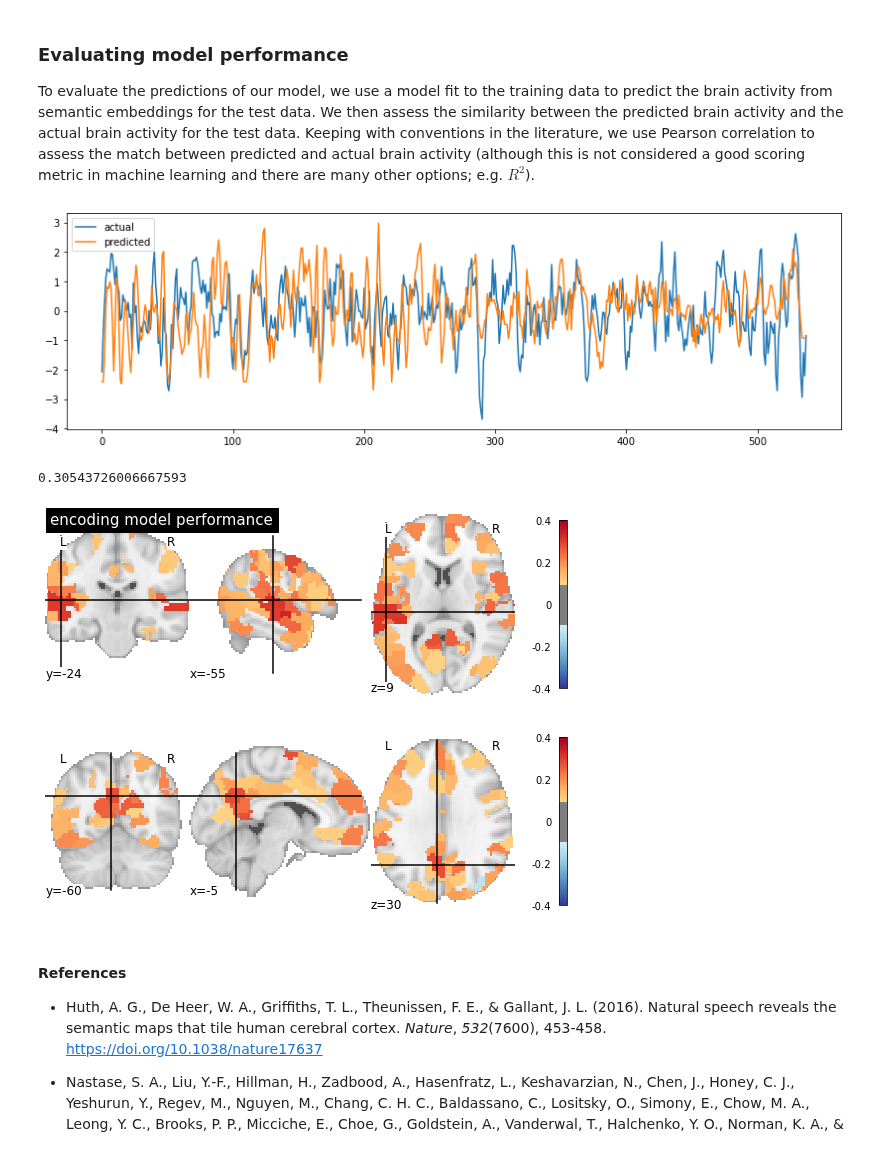
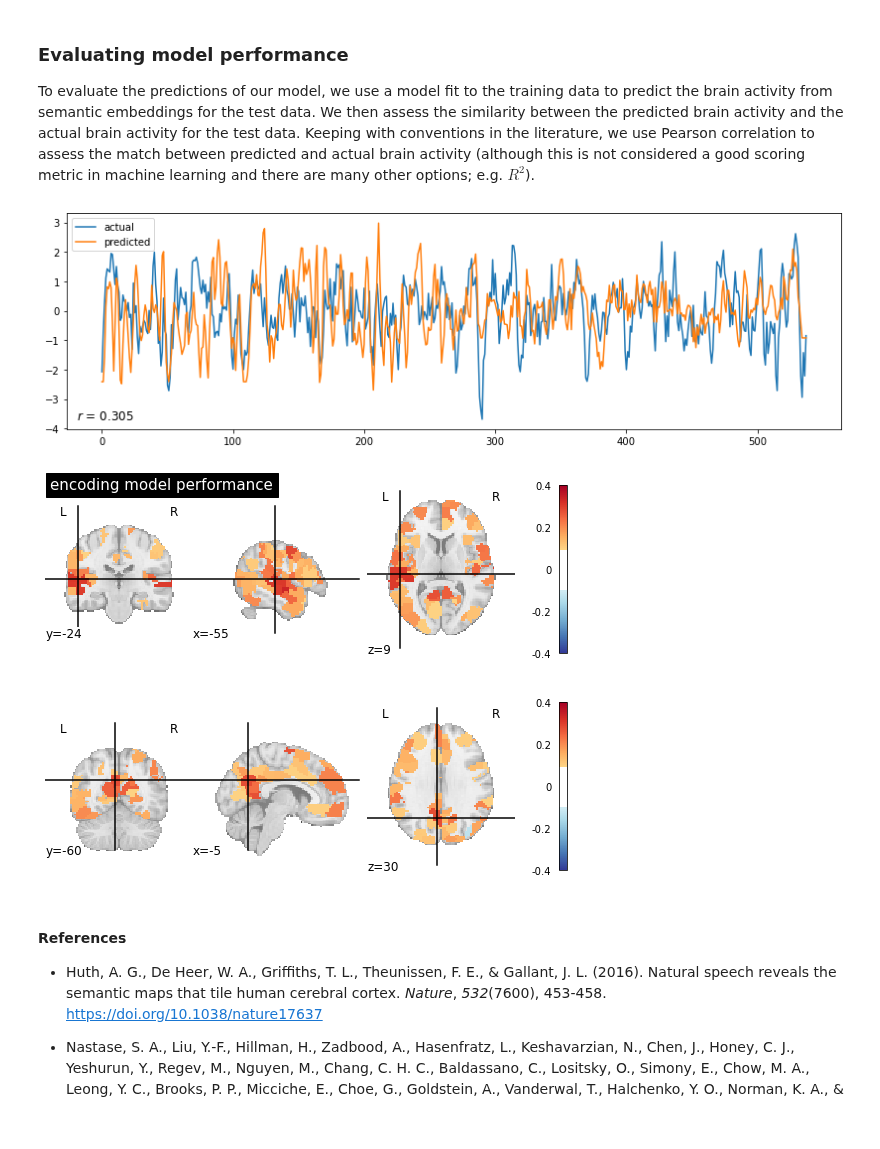
Before and after one commit to yunchang-z/neu502b-lab, a Jupyter notebook: fmri-11/fmri-11-encoding.ipynb, the cells around one changed output. Saved outputs shown, nothing was run; the diff lists cells and outputs as text; code cells hidden in the pictures.

```diff
--- a/fmri-11/fmri-11-encoding.ipynb
+++ b/fmri-11/fmri-11-encoding.ipynb
@@ -13,9 +14,11 @@ import json
 As an example, we'll use fMRI data collected for a single subject listening to a spoken story called "[I Knew You Were Black](https://themoth.org/stories/i-knew-you-were-black)" by Carol Daniel. These data are available as part of the publicly available [Narratives](https://github.com/snastase/narratives) collection ([Nastase et al., 2019](https://openneuro.org/datasets/ds002345)). Here, we download a pre-packaged subset of the data from Zenodo. These data have been preprocessed using fMRIPrep with confound regression in AFNI. To reduce computational demands, we compute parcel-wise ISCs using a cortical parcellation containing 400 parcels from Schaefer and colleages (2018).
 # %%
 # Filenames for intact notthefall data and Schaefer atlas
-func_fn = ('brainiak-aperture-srm-data/sub-284_task-black_'
-           'space-MNI152NLin2009cAsym_res-native_desc-clean_bold.nii.gz')
-atlas_fn = 'brainiak-aperture-srm-data/Schaefer2018_400Parcels_17Networks_order_FSLMNI152_2.5mm.nii.gz'
+data_dir = '/jukebox/PNI-classes/students/NEU502/2022/brainiak-aperture-data'
+func_fn = join(data_dir, ('brainiak-aperture-srm-data/sub-284_task-black_'
+           'space-MNI152NLin2009cAsym_res-native_desc-clean_bold.nii.gz'))
+atlas_fn = join(data_dir, ('brainiak-aperture-srm-data/Schaefer2018_'
+                '400Parcels_17Networks_order_FSLMNI152_2.5mm.nii.gz'))
 
 # Load in the Schaefer 400-parcel atlas
 atlas_nii = nib.load(atlas_fn)
@@ -24,5 +27,5 @@ atlas_img = atlas_nii.get_fdata()
 # Load in intact functional data and compute parcel means
 func_data = nib.load(func_fn).get_fdata()
 func_means = [np.mean(func_data[atlas_img == parcel, :], axis=0)
-                for parcel in np.unique(atlas_img)[1:]]
+              for parcel in np.unique(atlas_img)[1:]]
 func_parcels = np.column_stack(func_means)
@@ -194,16 +193,14 @@ for parcel in np.arange(func_parcels.shape[1]):
 # %%
 # Plot predicted and actual response for example parcel
 example_parcel = 196
 fig, ax = plt.subplots(figsize=(14, 4))
 ax.plot(zscore(func_parcels[:, example_parcel]), label='actual')
 ax.plot(zscore(func_predicted[:, example_parcel]), label='predicted')
+ax.annotate(f'$\it{{r}}$ = {r_parcels[example_parcel]:.3f}',
+            xy=(10, 10), xycoords='axes points', fontsize=12)
 ax.legend();
 # %% [output]
-[figure, old version]
+[figure, new version]
-# %%
-r_parcels[example_parcel]
-# %% [output]
-0.30543726006667593
 # %%
 # Plot correlations between actual and predicted responses
 from nilearn.plotting import plot_stat_map
@@ -225,8 +222,8 @@ plot_stat_map(r_nii, cmap='RdYlBu_r', vmax=vmax, threshold=threshold,
 plot_stat_map(r_nii, cmap='RdYlBu_r', vmax=vmax, threshold=threshold,
               cut_coords=(-5, -60, 30));
 # %% [output]
-[figure, old version]
+[figure, new version]
-[figure, old version]
+[figure, new version]
 # %% [markdown]
 #### References
 
```
Also changed, not shown: parts of 4 cells of this notebook.
